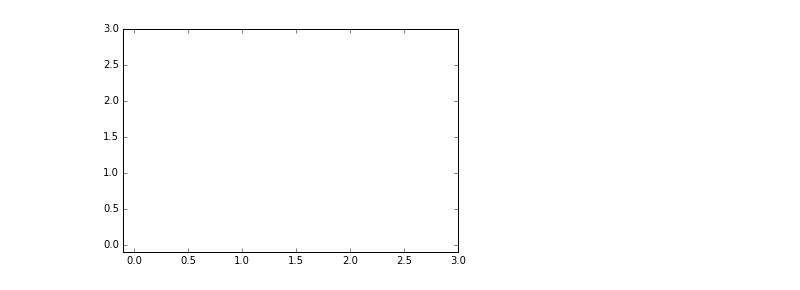
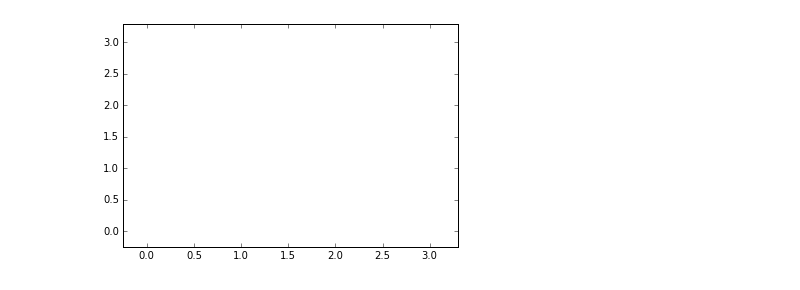
Before and after one commit to erk52/SPH, a Jupyter notebook: SPH-new.ipynb, the cells around one changed output. Saved outputs shown, nothing was run; the diff lists cells and outputs as text; code cells hidden in the pictures.

```diff
--- a/SPH-new.ipynb
+++ b/SPH-new.ipynb
@@ -7,7 +7,7 @@ import matplotlib.pyplot as plt
 ### 2-D SPH Toy Model
 ZERO = np.array([0., 0., 0.])
 DENS = 600
-MASS = 0.21
+MASS = 0.18
 GRAV = np.array([0., -9.8, 0.])
 KSTIFF = .3
 PFAC = 7.0
@@ -16,13 +16,13 @@ SURFTENS = 0.05
 VISC = .03
 # %%
 class Particle:
-    def __init__(self, loc= np.array([0., 0., 0.]), vel= np.array([0., 0., 0.])):
+    def __init__(self, loc= np.array([0., 0., 0.]), vel=np.array([0., 0., 0.]), col=1):
         self.loc = loc
         self.vel = vel
         self.acc =  np.array([0., 0., 0.])
         self.force =  np.array([0., 0., 0.])
-
-        self.before_vel, self.after_vel =  np.array([0., 0., 0.]),  np.array([0., 0., 0.])
+        self.color = col
+        self.before_vel, self.after_vel =  vel,  np.array([0., 0., 0.])
 
         self.neighbors = []
         self.dens = DENS
@@ -251,23 +249,29 @@ SIM = SPH()
 # %%
 fig, ax = plt.subplots()
-ax.set_xlim(-0.1, SPH.BOXWIDTH)
-ax.set_ylim(-0.1, SPH.BOXWIDTH)
+ax.set_xlim(-0.25, 1.1*SPH.BOXWIDTH)
+ax.set_ylim(-0.25, 1.1*SPH.BOXWIDTH)
 line, = ax.plot([],[], 'bo')
+line2, = ax.plot([],[],'ko')
 tm = 0
 def init():
     line.set_data([],[])
-    return line,
+    line2.set_data([],[])
+    return line,line2
 
 def animate(i):
     SIM.simulate()
     if i % 100 == 0:
         print(i)
-    if i == 500:
-        SIM.RIGHTWALL = 3
-    #tm += 0.001
+
+
     X,Y = SIM.get_xy()
+    X = np.array([p.loc[0] for p in SIM.particles if p.color == 1])
+    Y = np.array([p.loc[1] for p in SIM.particles if p.color == 1])
     line.set_data(X,Y)
-    return line,
+    X2 = np.array([p.loc[0] for p in SIM.particles if p.color == -1])
+    Y2 = np.array([p.loc[1] for p in SIM.particles if p.color == -1])
+    line2.set_data(X2,Y2)
+    return line,line2
 # %% [output]
-[figure, old version]
+[figure, new version]
 # %%
```
Also changed, not shown: parts of 24 cells of this notebook.
